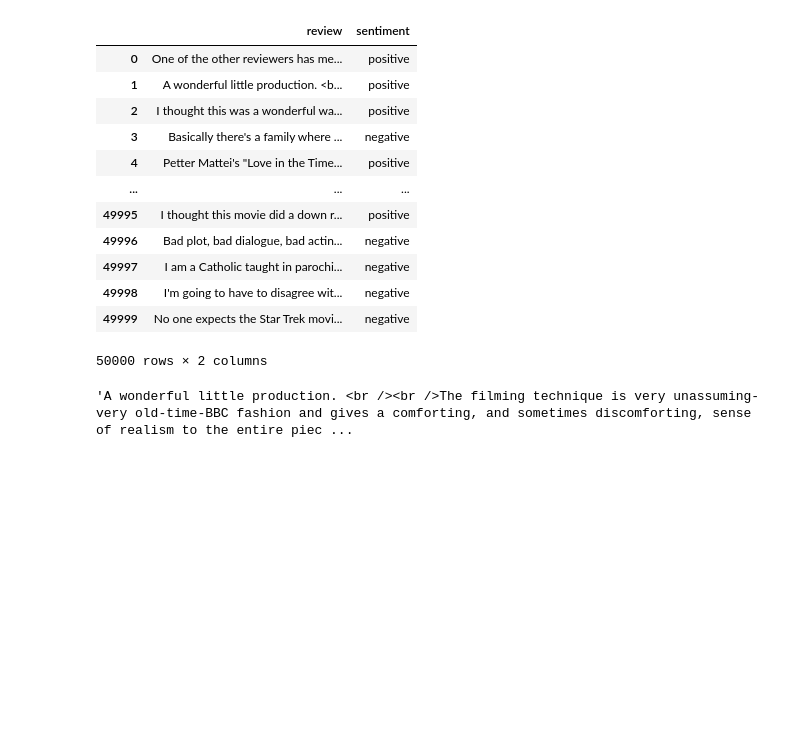
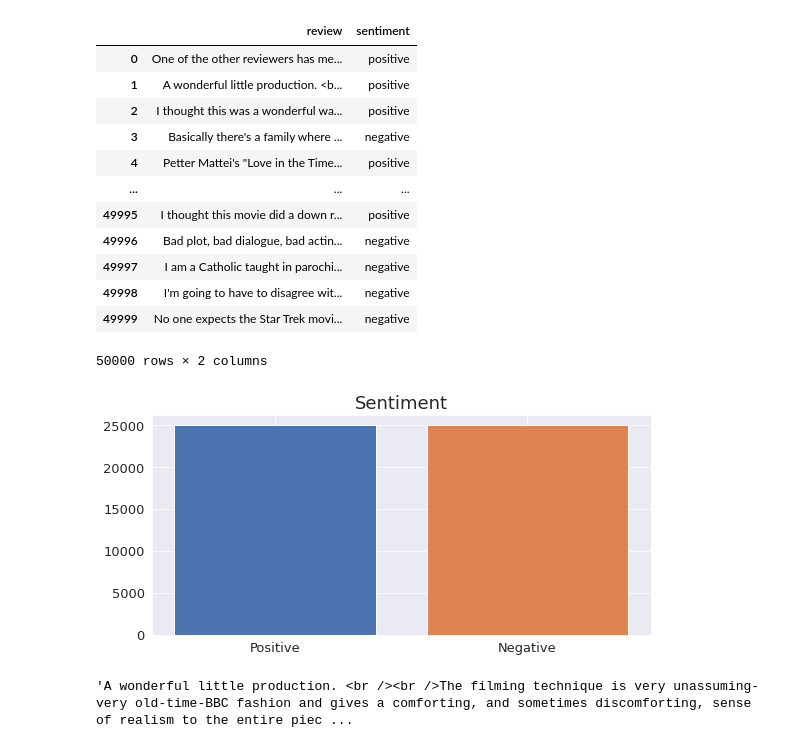
Before and after one commit to lucasbrandao4770/Sentiment-Analysis-FMF, a Jupyter notebook: Sentiment Analysis - IMDB dataset.ipynb, the cells around one changed output. Drawn from its saved outputs; the diff is of its cells as text; code cells hidden in the pictures; blank space fills up the shorter version.

```diff
--- a/Sentiment Analysis - IMDB dataset.ipynb
+++ b/Sentiment Analysis - IMDB dataset.ipynb
@@ -34,5 +34,28 @@ df_negative = df_review[df_review['sentiment']=='negative'][:1000]
 
 df_review_bal = pd.concat([df_positive, df_negative])
+# %%
+import matplotlib.pyplot as plt
+import seaborn as sns
+
+sns.set_style('darkgrid') # darkgrid, white grid, dark, white and ticks
+plt.rc('axes', titlesize=18)     # fontsize of the axes title
+plt.rc('axes', labelsize=14)    # fontsize of the x and y labels
+plt.rc('xtick', labelsize=13)    # fontsize of the tick labels
+plt.rc('ytick', labelsize=13)    # fontsize of the tick labels
+plt.rc('legend', fontsize=13)    # legend fontsize
+plt.rc('font', size=13)          # controls default text sizes
+# %%
+colors = sns.color_palette('deep')
+
+plt.figure(figsize=(8,4), tight_layout=True)
+plt.bar(x=['Positive', 'Negative'],
+        height=df_review.value_counts(['sentiment']),
+        color=colors[:2])
+plt.title('Sentiment')
+plt.savefig('sentiment.png')
+plt.show()
+# %% [output]
+[figure, added]
 # %%
 df_review_bal['review'][1]
 # %% [output]
```
Also changed, not shown: parts of 23 cells of this notebook.
